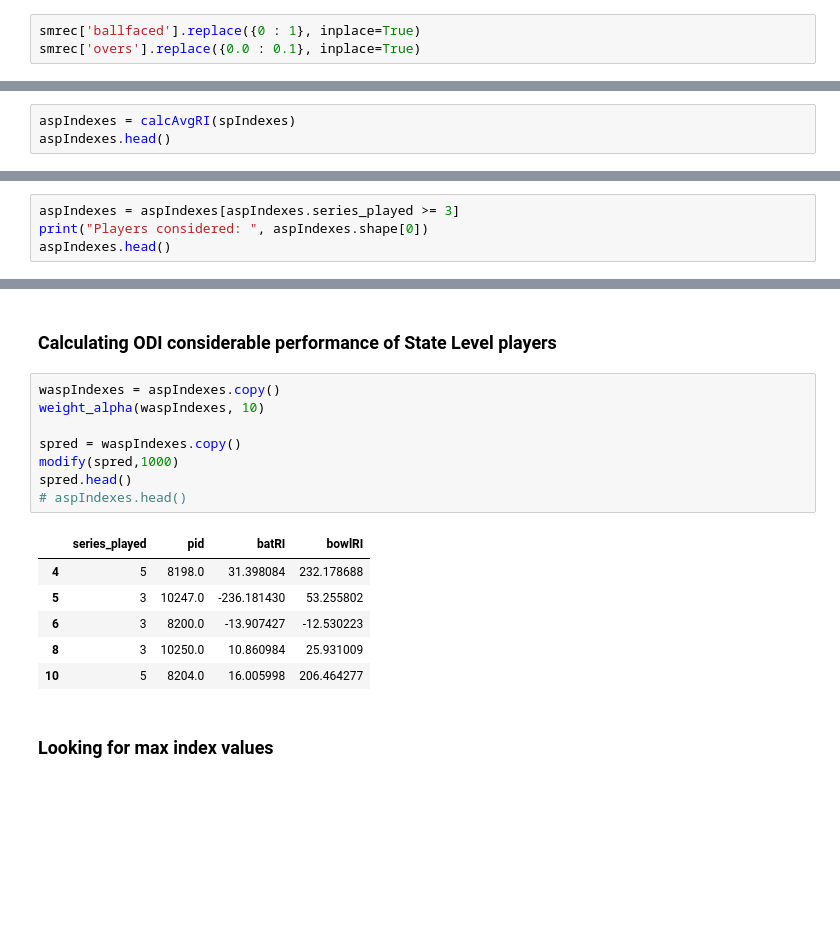
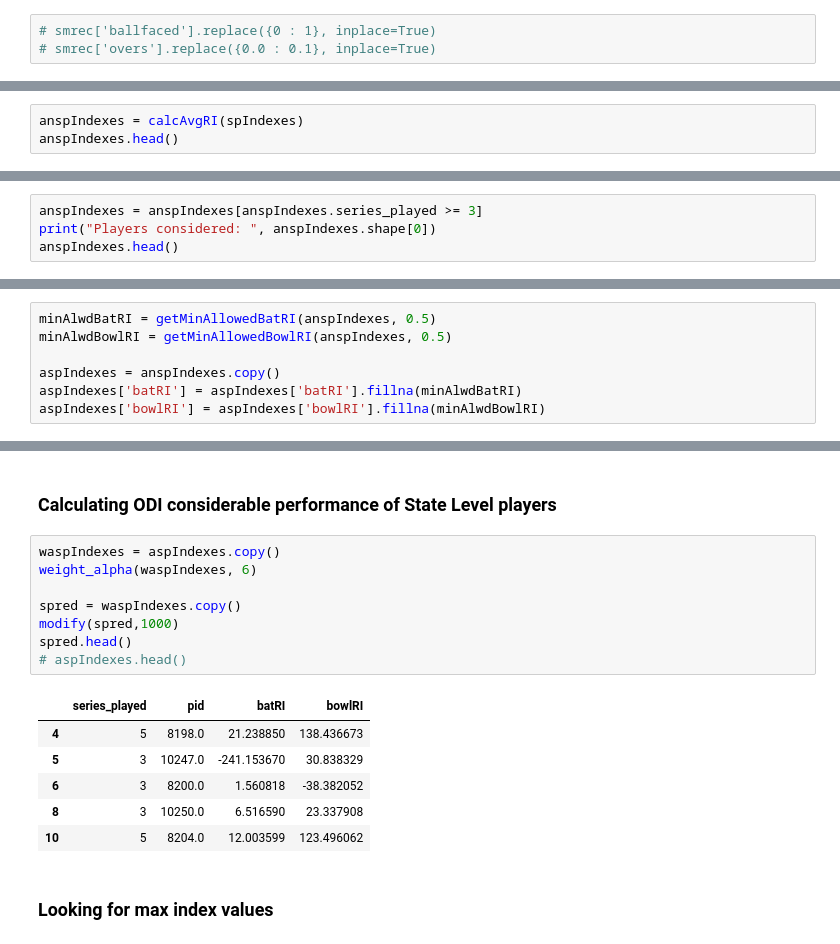
Before and after one commit to chaurasiayush/Player-Recommendation-System, a Jupyter notebook: PRS Whole.ipynb, the cells around one changed output, grey strips where cells are left out. Drawn from its saved outputs; the diff is of its cells as text; blank space fills up the shorter version.

```diff
--- a/PRS Whole.ipynb
+++ b/PRS Whole.ipynb
@@ -317,8 +373,8 @@ smrec.head(5)
 | 3 | 2364 | 15146 | Vidarbha | 6286 | Shrikant Wagh | 0 | 0 | 1 | 0 | 0 | ... |
 | 4 | 2364 | 15146 | Vidarbha | 8949 | Akshay Wakhare | 0 | 0 | 2 | 0 | 0 | ... |
 # %%
-smrec['ballfaced'].replace({0 : 1}, inplace=True)
-smrec['overs'].replace({0.0 : 0.1}, inplace=True)
+# smrec['ballfaced'].replace({0 : 1}, inplace=True)
+# smrec['overs'].replace({0.0 : 0.1}, inplace=True)
 # %% [markdown]
 ### Caluculating series-wise ranking indexes
 # %%
@@ -334,7 +390,7 @@ spIndexes.head()
 # %% [markdown]
 ### Calculating average ranking indexes
 # %%
-aspIndexes = calcAvgRI(spIndexes)
-aspIndexes.head()
+anspIndexes = calcAvgRI(spIndexes)
+anspIndexes.head()
 # %% [output]
 |  | series_played | pid | batRI | bowlRI |
@@ -346,9 +402,9 @@ aspIndexes.head()
 # %% [markdown]
 ### Considering players who have played atleast 3 series
 # %%
-aspIndexes = aspIndexes[aspIndexes.series_played >= 3]
-print("Players considered: ", aspIndexes.shape[0])
-aspIndexes.head()
+anspIndexes = anspIndexes[anspIndexes.series_played >= 3]
+print("Players considered: ", anspIndexes.shape[0])
+anspIndexes.head()
 # %% [output]
 Players considered:  399
 |  | series_played | pid | batRI | bowlRI |
@@ -359,0 +429,7 @@ Players considered:  399
+# %%
+minAlwdBatRI = getMinAllowedBatRI(anspIndexes, 0.5)
+minAlwdBowlRI = getMinAllowedBowlRI(anspIndexes, 0.5)
+
+aspIndexes = anspIndexes.copy()
+aspIndexes['batRI'] = aspIndexes['batRI'].fillna(minAlwdBatRI)
+aspIndexes['bowlRI'] = aspIndexes['bowlRI'].fillna(minAlwdBowlRI)
@@ -500,19 +583,19 @@ Accuracy Score:  67.8921568627451 %
 ### Calculating ODI considerable performance of State Level players
 # %%
 waspIndexes = aspIndexes.copy()
-weight_alpha(waspIndexes, 10)
+weight_alpha(waspIndexes, 6)
 
 spred = waspIndexes.copy()
 modify(spred,1000)
 spred.head()
 # aspIndexes.head()
 # %% [output]
 |  | series_played | pid | batRI | bowlRI |
-| 4 | 5 | 8198.0 | 31.398084 | 232.178688 |
-| 5 | 3 | 10247.0 | -236.181430 | 53.255802 |
-| 6 | 3 | 8200.0 | -13.907427 | -12.530223 |
-| 8 | 3 | 10250.0 | 10.860984 | 25.931009 |
-| 10 | 5 | 8204.0 | 16.005998 | 206.464277 |
+| 4 | 5 | 8198.0 | 21.238850 | 138.436673 |
+| 5 | 3 | 10247.0 | -241.153670 | 30.838329 |
+| 6 | 3 | 8200.0 | 1.560818 | -38.382052 |
+| 8 | 3 | 10250.0 | 6.516590 | 23.337908 |
+| 10 | 5 | 8204.0 | 12.003599 | 123.496062 |
 # %% [markdown]
 ### Looking for max index values
 # %%
```
Also changed, not shown: parts of 34 cells of this notebook, 6 other files.
